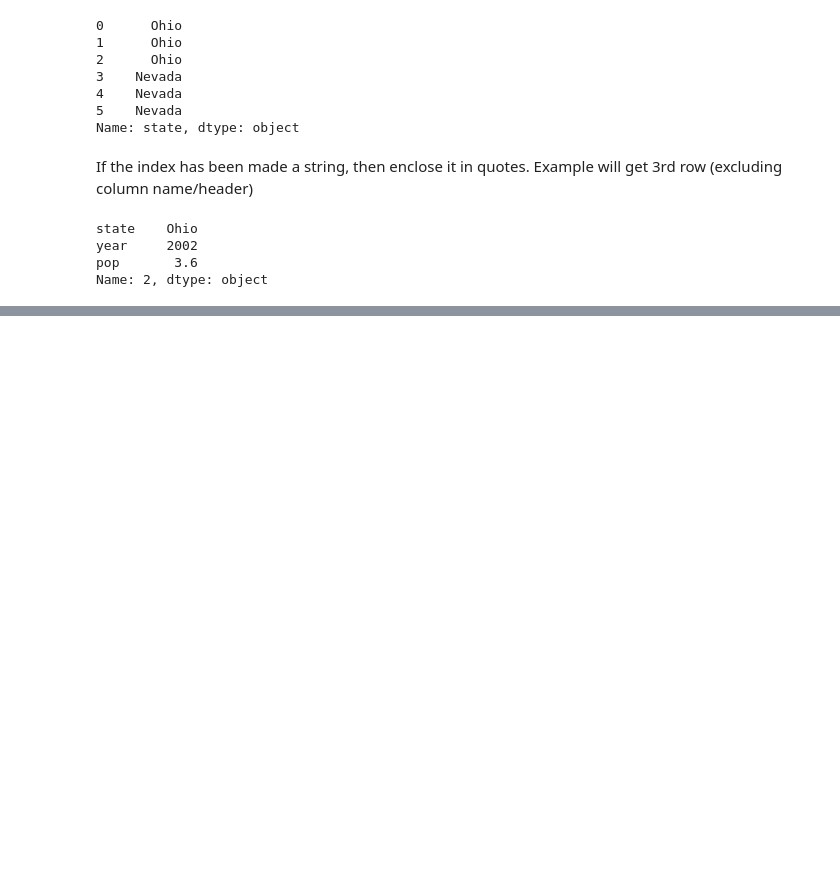
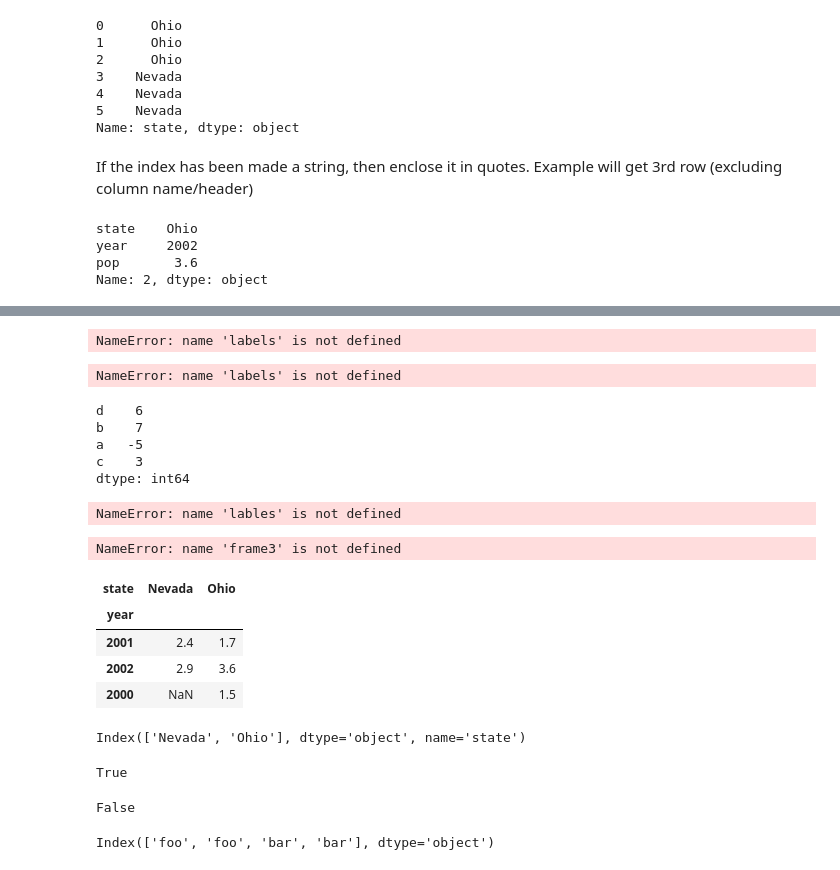
Before and after one commit to mikerly131/WesCh5, a Jupyter notebook: Chapter5WorkAlong.ipynb, the cells around one changed output, grey strips where cells are left out. Cells and saved outputs as stored; diff of their text form; code cells hidden in the pictures; blank space fills up the shorter version.

```diff
--- a/Chapter5WorkAlong.ipynb
+++ b/Chapter5WorkAlong.ipynb
@@ -277,0 +384,44 @@ Name: 2, dtype: object
+# %%
+labels
+# %% [output]
+NameError: name 'labels' is not defined
+# %%
+obj2 = pd.Series([1.5, -2.5, 0], index=labels)
+# %% [output]
+NameError: name 'labels' is not defined
+# %%
+obj2
+# %% [output]
+d    6
+b    7
+a   -5
+c    3
+dtype: int64
+# %%
+obj2.index is lables
+# %% [output]
+NameError: name 'lables' is not defined
+# %%
+frame3
+# %% [output]
+NameError: name 'frame3' is not defined
+# %%
+frame2
+# %% [output]
+| state | Nevada | Ohio |
+| year |  |  |
+| 2001 | 2.4 | 1.7 |
+| 2002 | 2.9 | 3.6 |
+| 2000 | NaN | 1.5 |
+# %%
+frame2.columns
+# %% [output]
+Index(['Nevada', 'Ohio'], dtype='object', name='state')
+# %%
+'Ohio' in frame2.columns
+# %% [output]
+True
+# %%
+2003 in frame2.index
+# %% [output]
+False
@@ -277,0 +430,4 @@ Name: 2, dtype: object
+# %%
+dup_labels
+# %% [output]
+Index(['foo', 'foo', 'bar', 'bar'], dtype='object')
```
Also changed, not shown: parts of 22 cells of this notebook.
